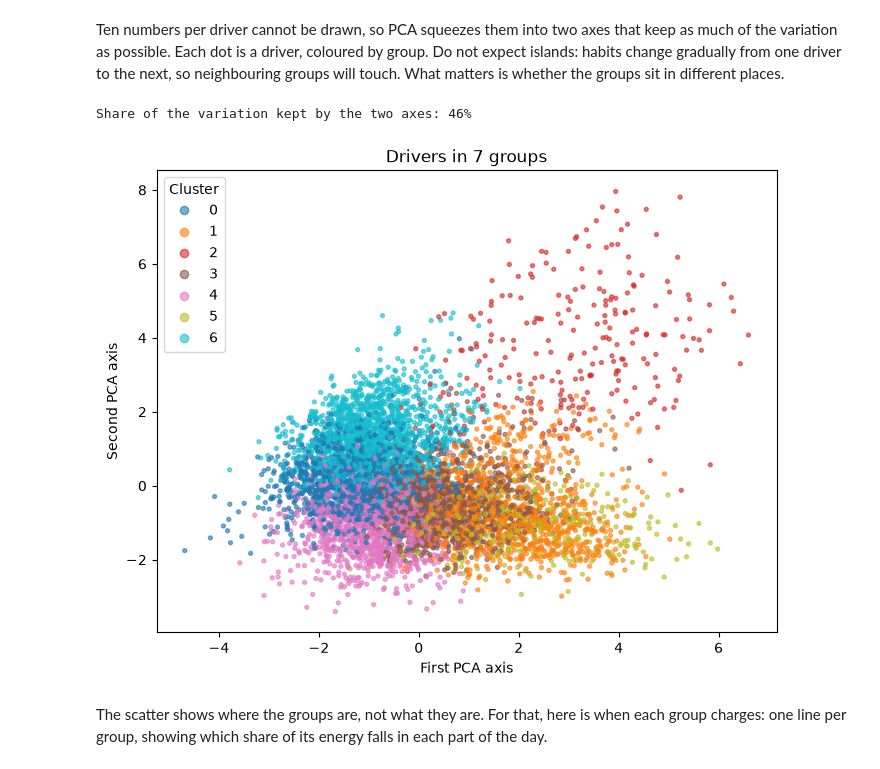
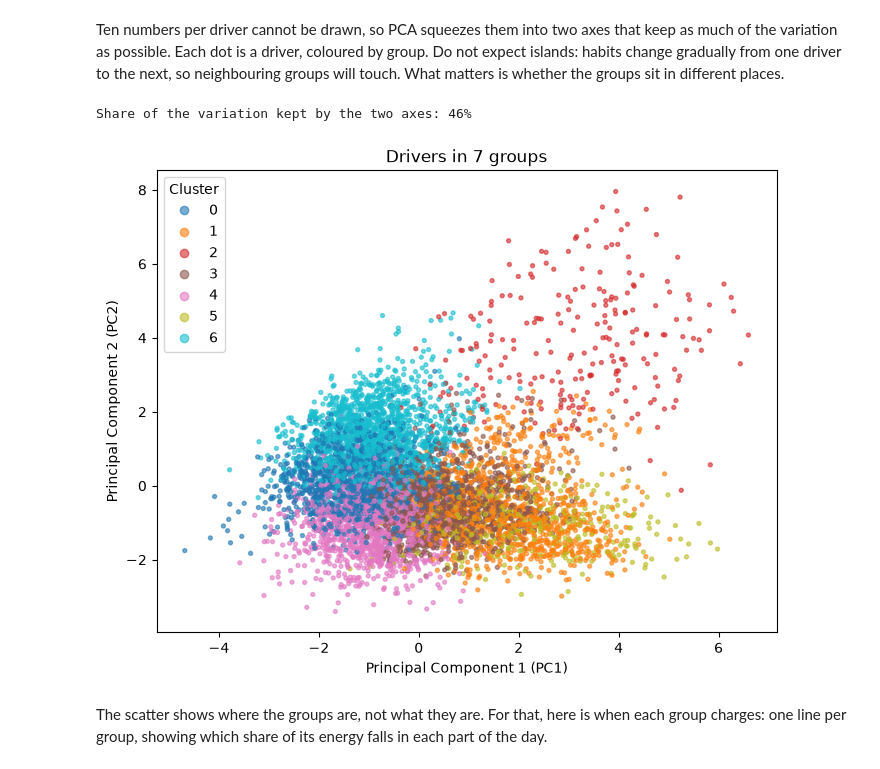
Before and after one commit to dumitritamacarenco/Introduction-to-Business-Analytics---Project-, a Jupyter notebook: ev_charging_palo_alto.ipynb, the cells around one changed output. Drawn from its saved outputs; the diff is of its cells as text; code cells hidden in the pictures.

```diff
--- a/ev_charging_palo_alto.ipynb
+++ b/ev_charging_palo_alto.ipynb
@@ -1160,18 +1159,18 @@ Ten numbers per driver cannot be drawn, so PCA squeezes them into two axes that
 # %%
 pca = PCA(n_components=2, random_state=42)
 points = pca.fit_transform(X_scaled)
 print(f"Share of the variation kept by the two axes: {pca.explained_variance_ratio_.sum():.0%}")
 
 plt.figure(figsize=(8, 6))
 dots = plt.scatter(points[:, 0], points[:, 1], c=user_features["Cluster"], cmap="tab10", s=8, alpha=0.6)
 plt.legend(*dots.legend_elements(), title="Cluster")
-plt.xlabel("First PCA axis")
-plt.ylabel("Second PCA axis")
+plt.xlabel("Principal Component 1 (PC1)")
+plt.ylabel("Principal Component 2 (PC2)")
 plt.title(f"Drivers in {K_CHOSEN} groups")
 plt.show()
 # %% [output]
 Share of the variation kept by the two axes: 46%
-[figure, old version]
+[figure, new version]
 # %% [markdown]
 The scatter shows where the groups are, not what they are. For that, here is when each group charges: one line per group, showing which share of its energy falls in each part of the day.
 # %%
```
Also changed, not shown: parts of 10 cells of this notebook.
